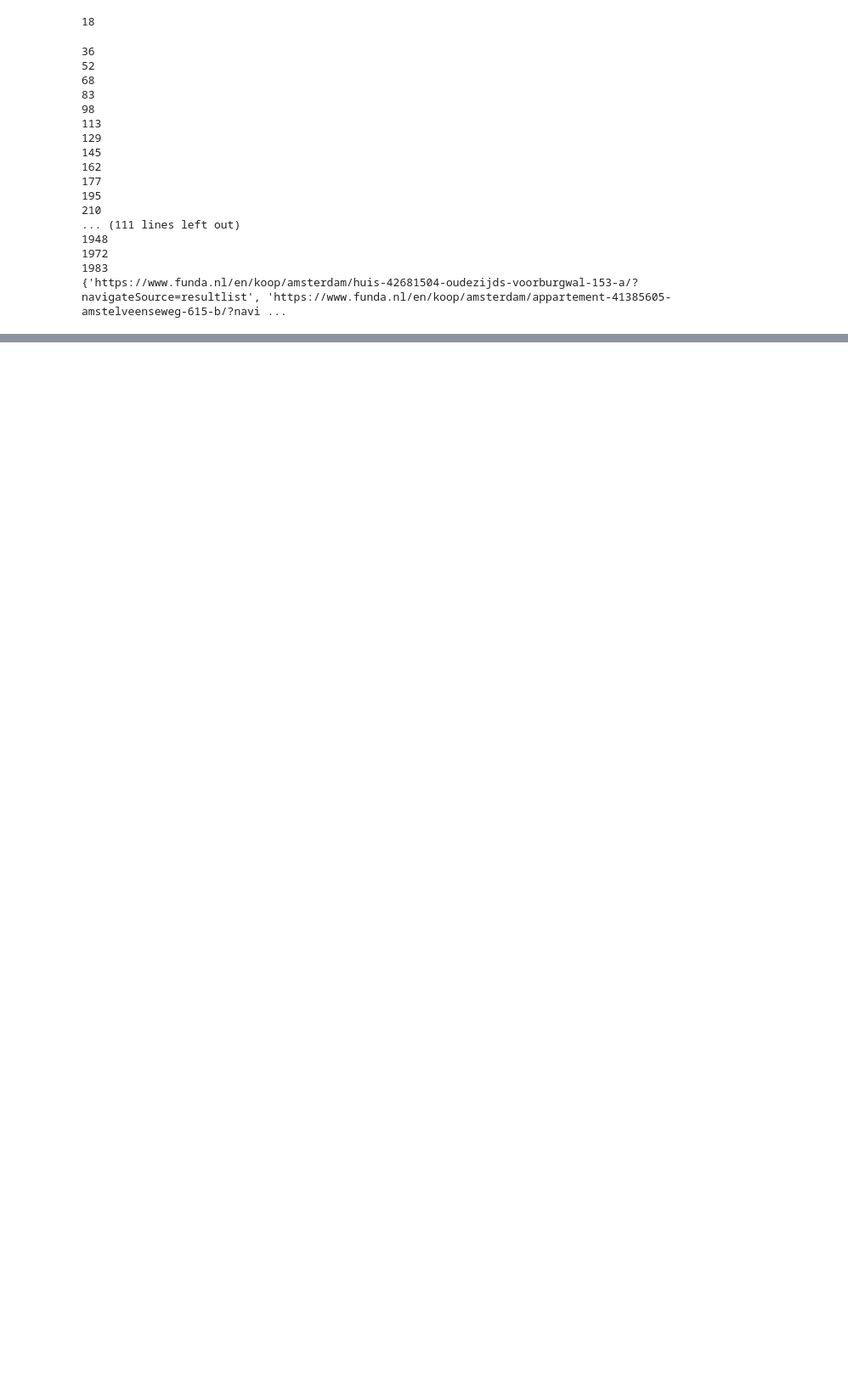
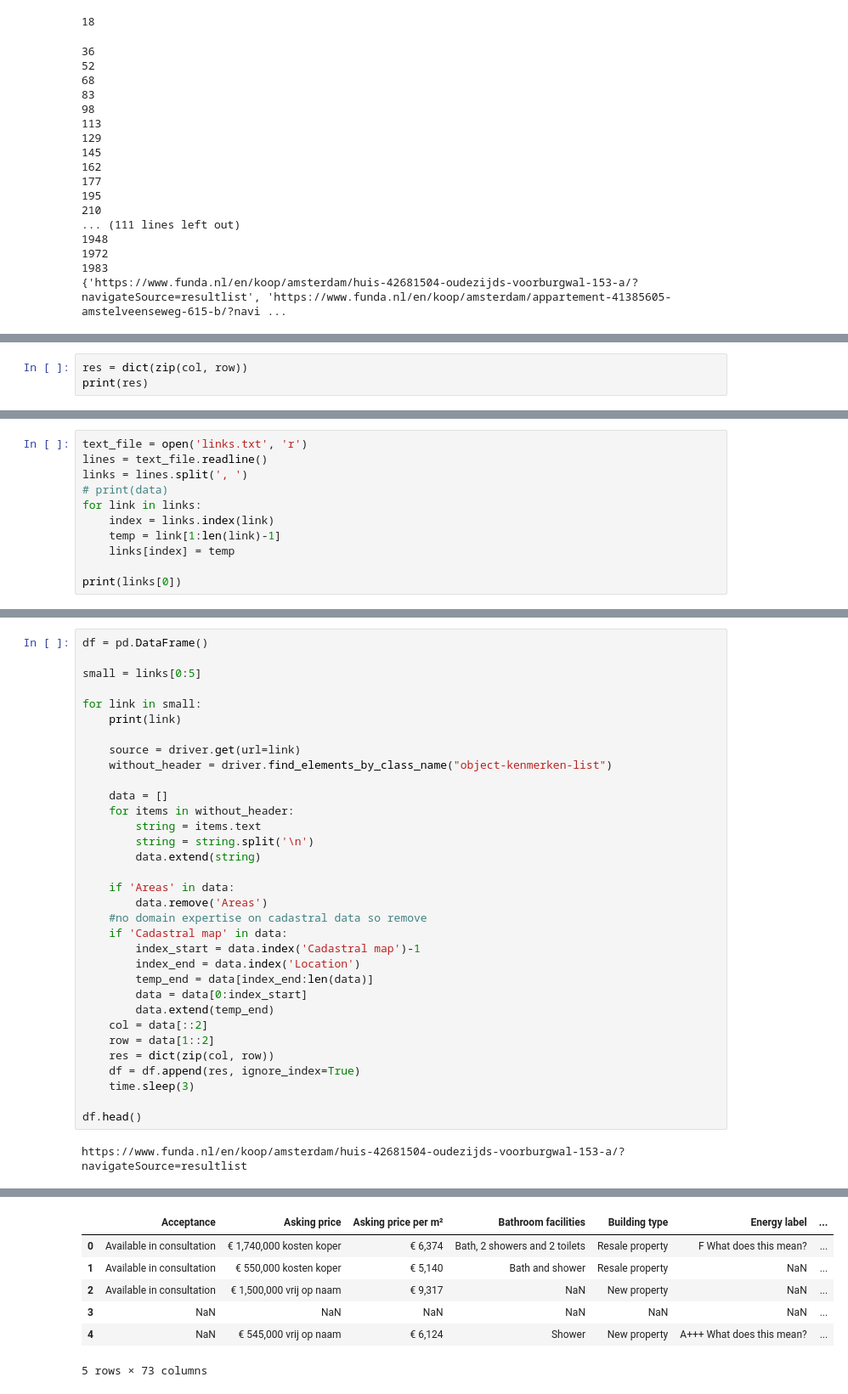
Before and after one commit to RedOrBlueP1ll/datamadness33, a Jupyter notebook: funda_scraper.ipynb, the cells around one changed output, grey strips where cells are left out. Shown: that part at 85% size. Saved outputs shown, nothing was run; the diff lists cells and outputs as text; blank space fills up the shorter version.

Commit message:
Dataframe created with issues

```diff
--- a/funda_scraper.ipynb
+++ b/funda_scraper.ipynb
@@ -202,0 +252,3 @@ with open('links.txt','w') as f:
+# %%
+res = dict(zip(col, row))
+print(res)
@@ -202,0 +265,11 @@ with open('links.txt','w') as f:
+# %%
+text_file = open('links.txt', 'r')
+lines = text_file.readline()
+links = lines.split(', ')
+# print(data)
+for link in links:
+    index = links.index(link)
+    temp = link[1:len(link)-1]
+    links[index] = temp
+
+print(links[0])
@@ -202,0 +278,35 @@ with open('links.txt','w') as f:
+# %%
+df = pd.DataFrame()
+
+small = links[0:5]
+
+for link in small:
+    print(link)
+
+    source = driver.get(url=link)
+    without_header = driver.find_elements_by_class_name("object-kenmerken-list")
+
+    data = []
+    for items in without_header:
+        string = items.text
+        string = string.split('\n')
+        data.extend(string)
+
+    if 'Areas' in data:
+        data.remove('Areas')
+    #no domain expertise on cadastral data so remove
+    if 'Cadastral map' in data:
+        index_start = data.index('Cadastral map')-1
+        index_end = data.index('Location')
+        temp_end = data[index_end:len(data)]
+        data = data[0:index_start]
+        data.extend(temp_end)
+    col = data[::2]
+    row = data[1::2]
+    res = dict(zip(col, row))
+    df = df.append(res, ignore_index=True)
+    time.sleep(3)
+
+df.head()
+# %% [output]
+https://www.funda.nl/en/koop/amsterdam/huis-42681504-oudezijds-voorburgwal-153-a/?navigateSource=resultlist
@@ -202,0 +317,7 @@ with open('links.txt','w') as f:
+|  | Acceptance | Asking price | Asking price per m² | Bathroom facilities | Building type | Energy label | ... |
+| 0 | Available in consultation | € 1,740,000 kosten koper | € 6,374 | Bath, 2 showers and 2 toilets | Resale property | F What does this mean? | ... |
+| 1 | Available in consultation | € 550,000 kosten koper | € 5,140 | Bath and shower | Resale property | NaN | ... |
+| 2 | Available in consultation | € 1,500,000 vrij op naam | € 9,317 | NaN | New property | NaN | ... |
+| 3 | NaN | NaN | NaN | NaN | NaN | NaN | ... |
+| 4 | NaN | € 545,000 vrij op naam | € 6,124 | Shower | New property | A+++ What does this mean? | ... |
+5 rows × 73 columns
```
Also changed, not shown: parts of 7 cells of this notebook, 1 other file.
